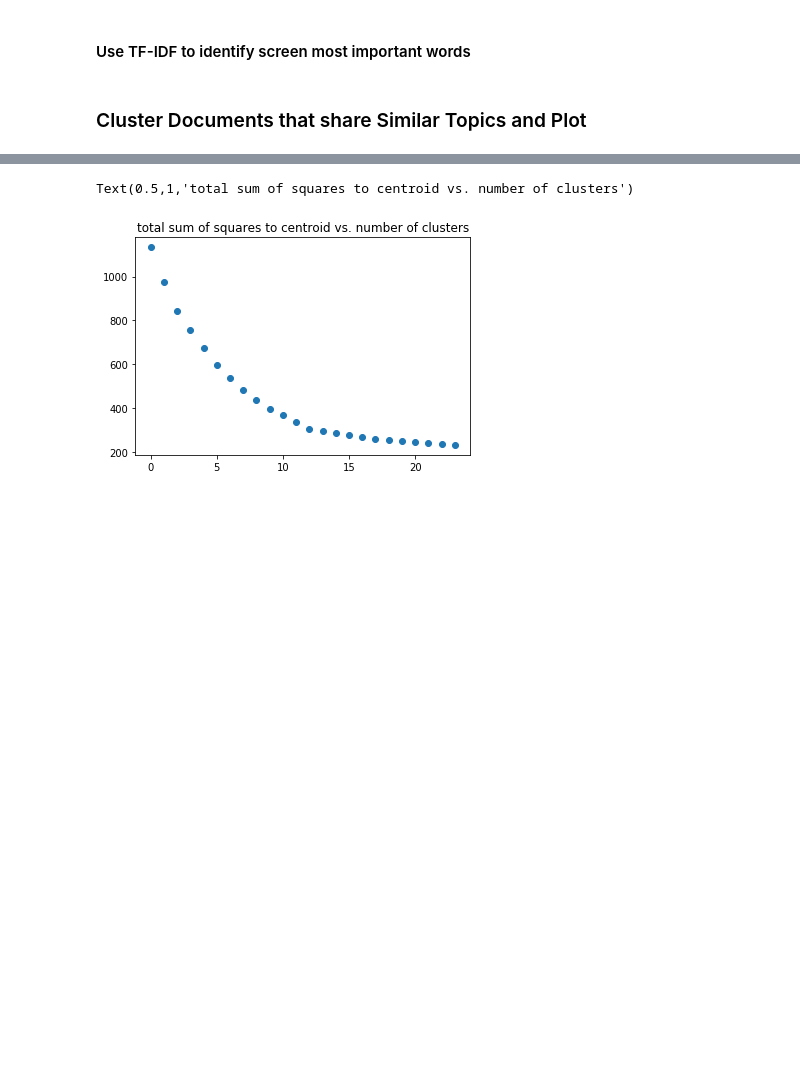
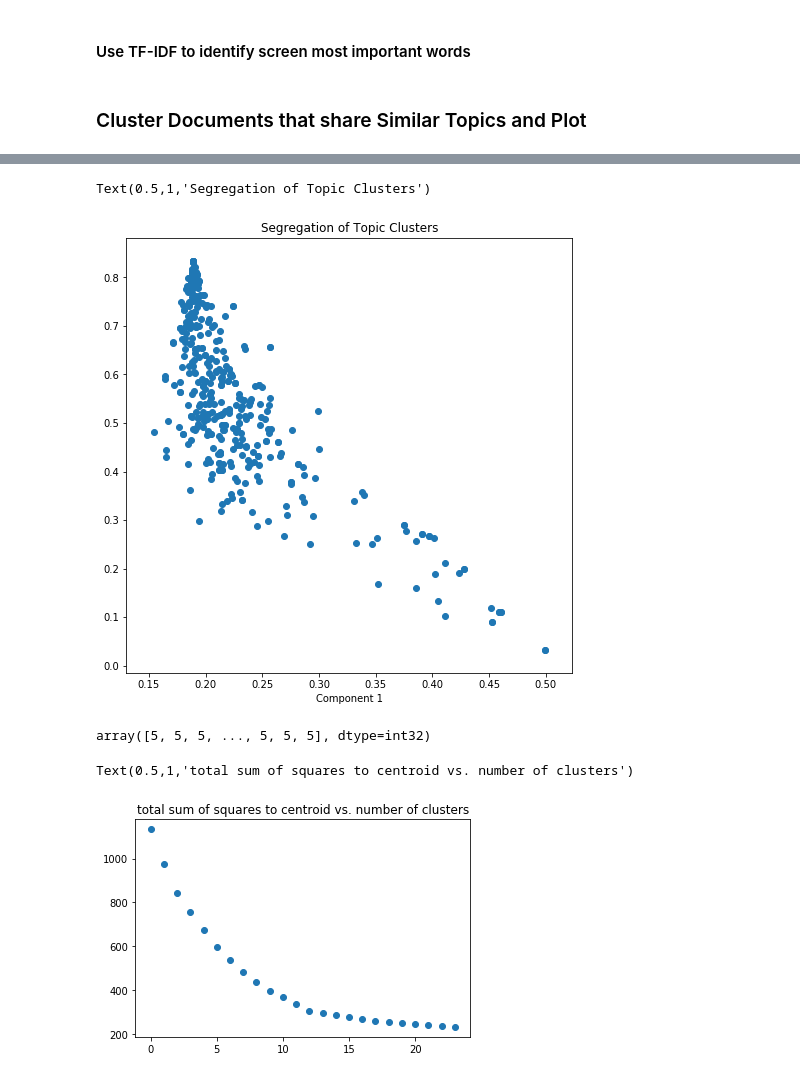
Before and after one commit to salbro/ae_project, a Jupyter notebook: spa_clustering.ipynb, the cells around one changed output, grey strips where cells are left out. Drawn from its saved outputs; the diff is of its cells as text; code cells hidden in the pictures; blank space fills up the shorter version.

```diff
--- a/spa_clustering.ipynb
+++ b/spa_clustering.ipynb
@@ -89 +289,14 @@ lda_output = best_lda_model.transform(data_vectorized)
+# %%
+TOPIC = 7
+modified_x = [x[i] for i,c in enumerate(clusters) if c==TOPIC]
+modified_y = [y[i] for i,c in enumerate(clusters) if c==TOPIC]
+
+plt.figure(figsize=(8,8))
+plt.scatter(modified_x, modified_y)
+plt.xlabel('Component 2')
+plt.xlabel('Component 1')
+plt.title("Segregation of Topic Clusters", )
+# %% [output]
+Text(0.5,1,'Segregation of Topic Clusters')
+[figure, added]
 # %%
@@ -94,3 +308,7 @@ lda_output = best_lda_model.transform(data_vectorized)
+# %%
+fclust1
+# %% [output]
+array([5, 5, 5, ..., 5, 5, 5], dtype=int32)
 # %%
 # Construct the k-means clusters
 from sklearn.cluster import KMeans, AgglomerativeClustering
```
Also changed, not shown: parts of 17 cells of this notebook, 5 other files.
